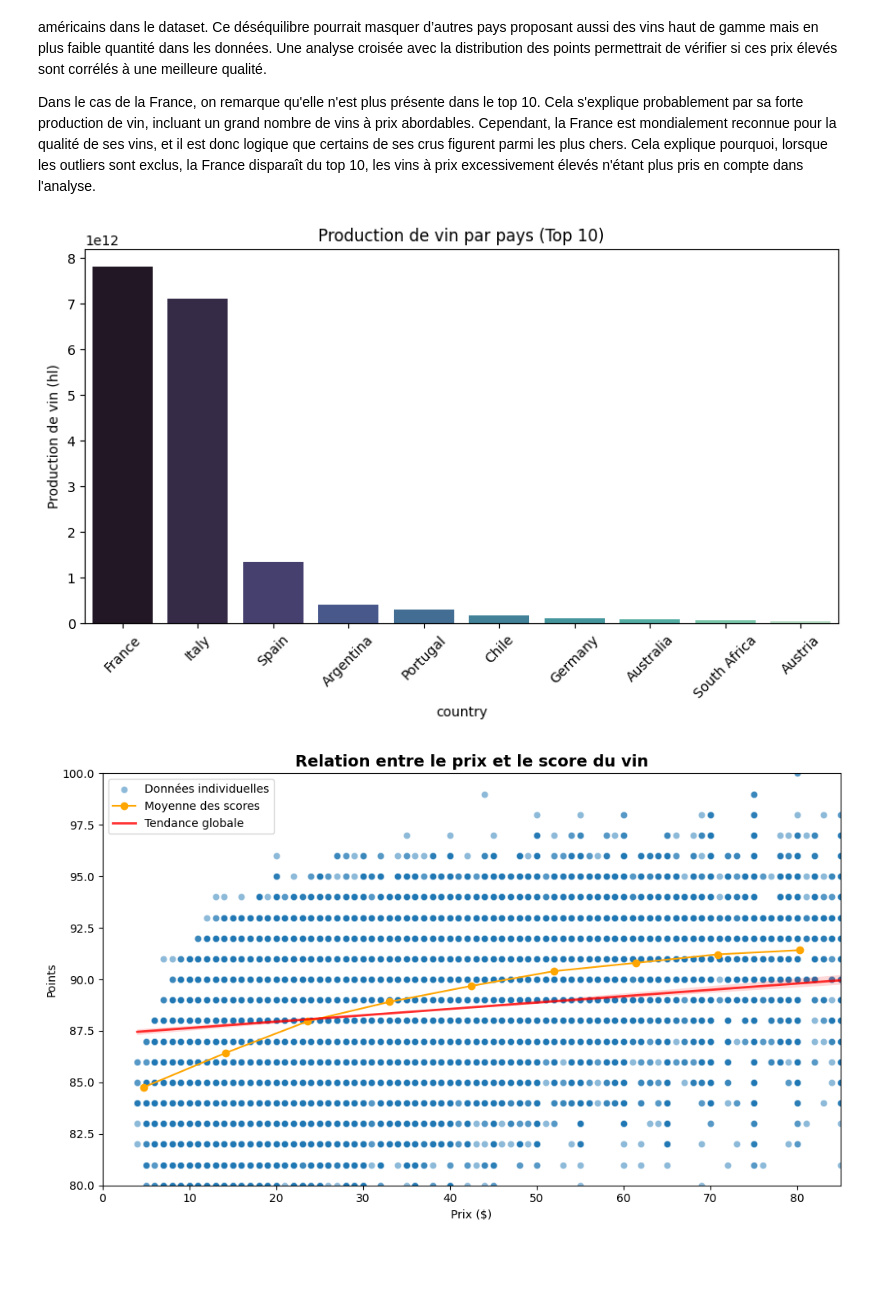
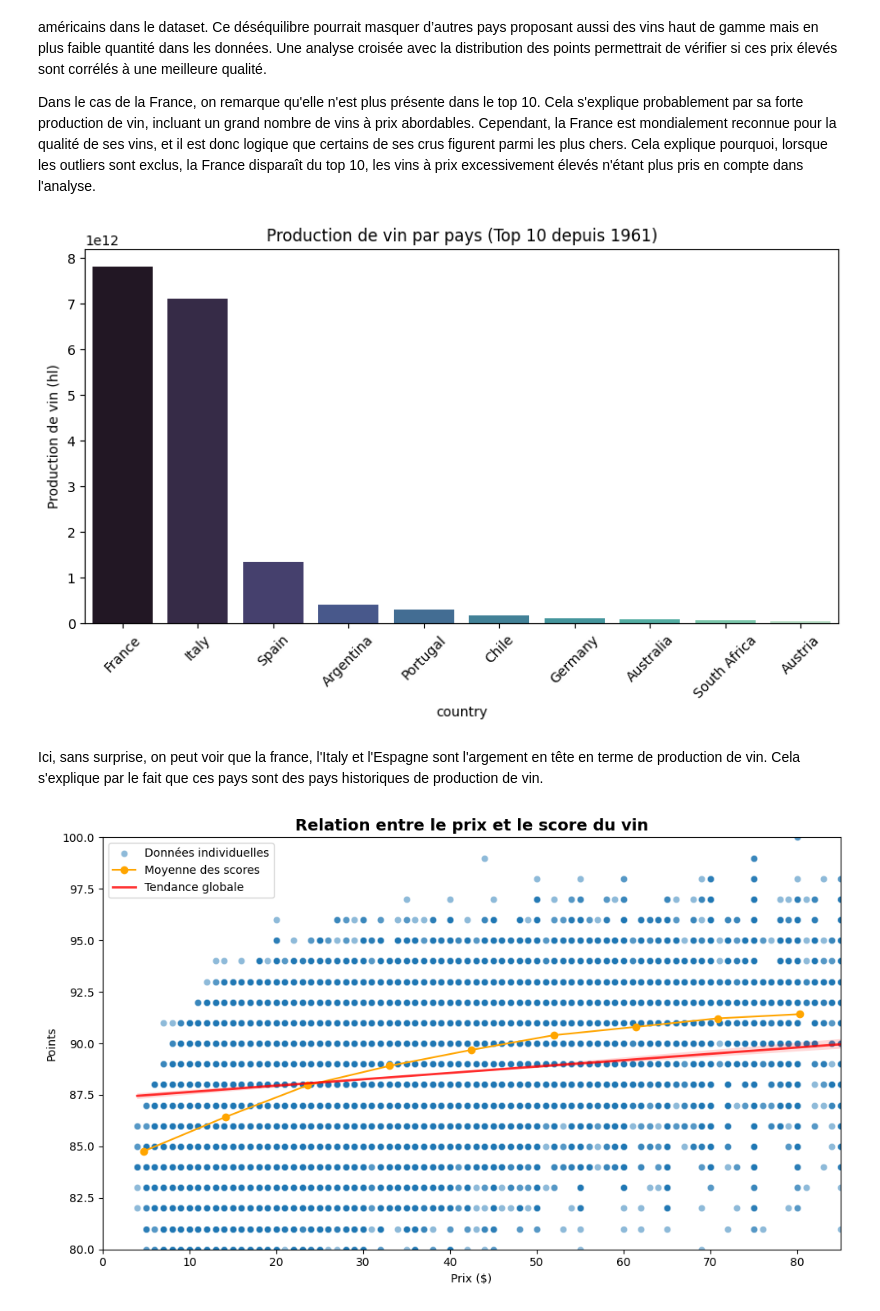
Before and after one commit to PhilippeMath49/ProjetVinasse, a Jupyter notebook: src/Notebook.ipynb, the cells around one changed output. Saved outputs shown, nothing was run; the diff lists cells and outputs as text; code cells hidden in the pictures; blank space fills up the shorter version.

```diff
--- a/src/Notebook.ipynb
+++ b/src/Notebook.ipynb
@@ -388,14 +394,16 @@ Dans le cas de la France, on remarque qu'elle n'est plus présente dans le top 1
 # %%
 df_merged = pd.merge(df, df_prod, left_on="country", right_on="Entity")
 df_merged = df_merged.groupby("country")["Wine"].sum().sort_values(ascending=False).head(10)
 plt.figure(figsize=(10,5))
 sns.barplot(x=df_merged.index, y=df_merged.values, palette="mako", hue=df_merged.index)
-plt.title("Production de vin par pays (Top 10)")
+plt.title("Production de vin par pays (Top 10 depuis 1961)")
 plt.ylabel("Production de vin (hl)")
 plt.xticks(rotation=45)
 plt.show()
 # %% [output]
-[figure, old version]
+[figure, new version]
+# %% [markdown]
+Ici, sans surprise, on peut voir que la france, l'Italy et l'Espagne sont l'argement en tête en terme de production de vin. Cela s'explique par le fait que ces pays sont des pays historiques de production de vin.
 # %%
 import numpy as np
 import pandas as pd
```
Also changed, not shown: parts of 6 cells of this notebook.
